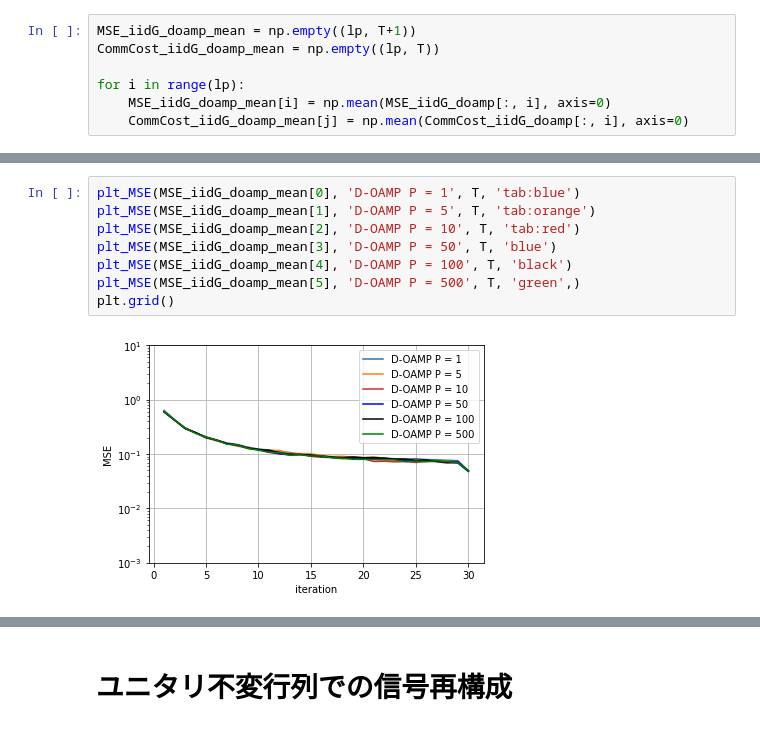
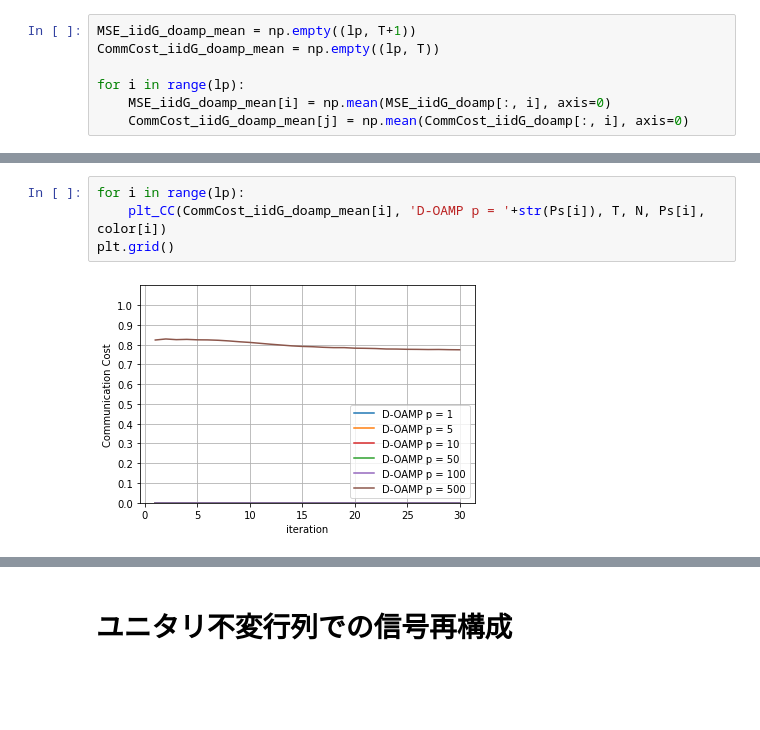
Before and after one commit to Qip21n0/Lassolver, a Jupyter notebook: examples/sample7.ipynb, the cells around one changed output, grey strips where cells are left out. Drawn from its saved outputs; the diff is of its cells as text; blank space fills up the shorter version.

```diff
--- a/examples/sample7.ipynb
+++ b/examples/sample7.ipynb
@@ -99,10 +70,6 @@ plt.grid()
-# %%
-plt_MSE(MSE_iidG_doamp_mean[0], 'D-OAMP P = 1', T, 'tab:blue')
-plt_MSE(MSE_iidG_doamp_mean[1], 'D-OAMP P = 5', T, 'tab:orange')
-plt_MSE(MSE_iidG_doamp_mean[2], 'D-OAMP P = 10', T, 'tab:red')
-plt_MSE(MSE_iidG_doamp_mean[3], 'D-OAMP P = 50', T, 'blue')
-plt_MSE(MSE_iidG_doamp_mean[4], 'D-OAMP P = 100', T, 'black')
-plt_MSE(MSE_iidG_doamp_mean[5], 'D-OAMP P = 500', T, 'green',)
-plt.grid()
-# %% [output]
-[figure, removed]
+# %%
+for i in range(lp):
+	plt_CC(CommCost_iidG_doamp_mean[i], 'D-OAMP p = '+str(Ps[i]), T, N, Ps[i], color[i])
+plt.grid()
+# %% [output]
+[figure, added]
```
Also changed, not shown: parts of 22 cells of this notebook.
